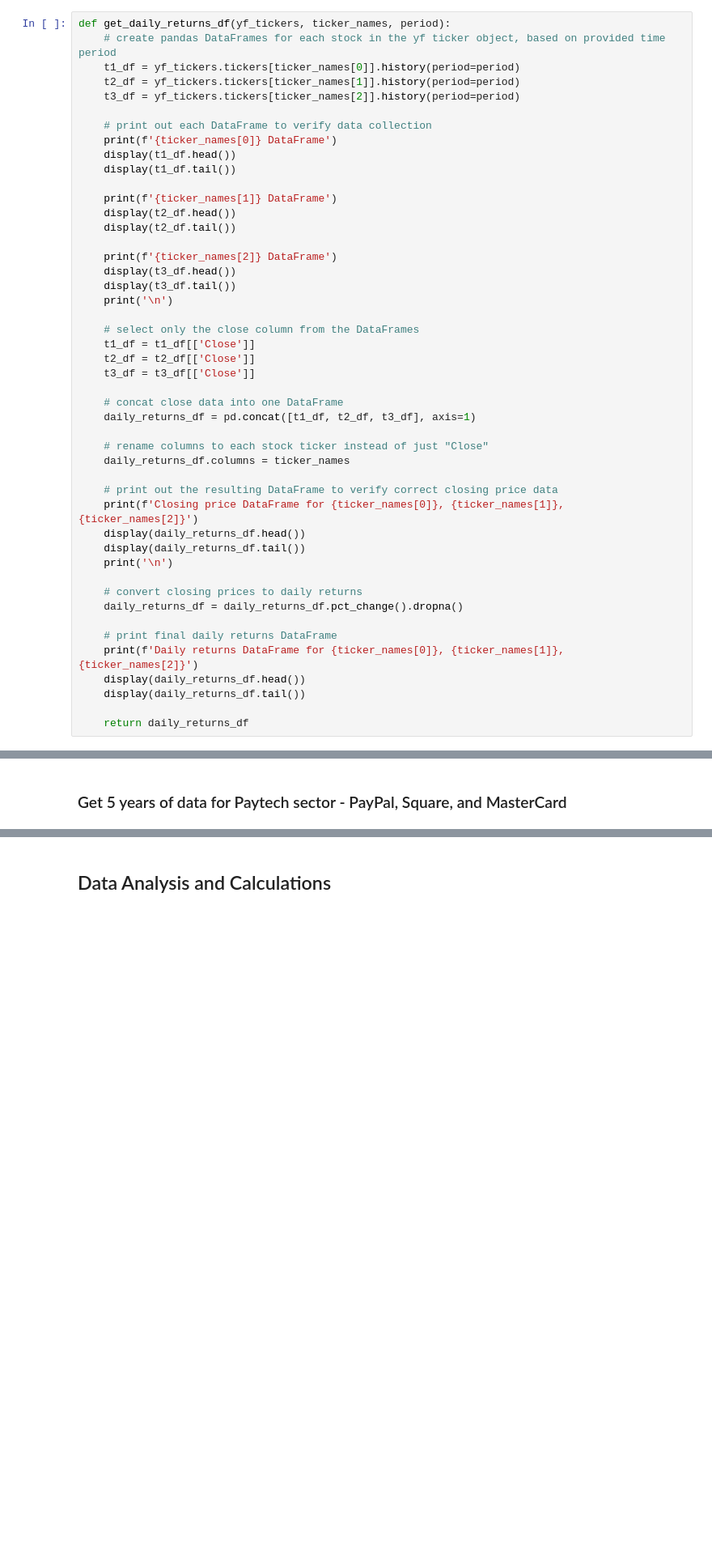
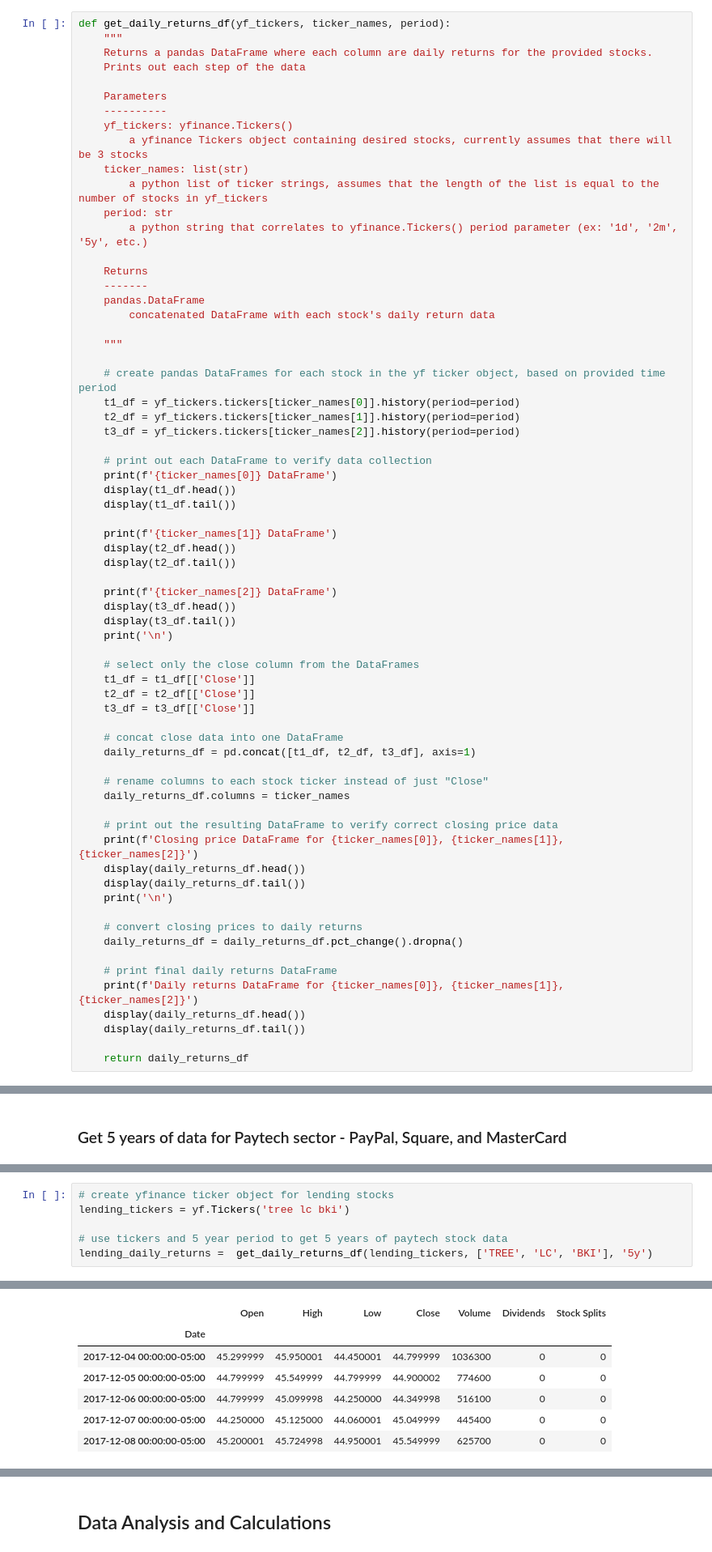
Before and after one commit to fintech-quagga-group/fintech-sector-portfolio-analysis, a Jupyter notebook: fintech-sector-portfolio-analysis.ipynb, the cells around one changed output, grey strips where cells are left out. Shown at 81% size. Saved outputs shown, nothing was run; the diff lists cells and outputs as text; blank space fills up the shorter version.

Commit message:
remove old data code; replace with new function

```diff
--- a/fintech-sector-portfolio-analysis.ipynb
+++ b/fintech-sector-portfolio-analysis.ipynb
@@ -14,5 +16,25 @@ import yfinance as yf
 # %%
 def get_daily_returns_df(yf_tickers, ticker_names, period):
+    """
+    Returns a pandas DataFrame where each column are daily returns for the provided stocks.
+    Prints out each step of the data
+
+    Parameters
+    ----------
+    yf_tickers: yfinance.Tickers()
+        a yfinance Tickers object containing desired stocks, currently assumes that there will be 3 stocks
+    ticker_names: list(str)
+        a python list of ticker strings, assumes that the length of the list is equal to the number of stocks in yf_tickers
+    period: str
+        a python string that correlates to yfinance.Tickers() period parameter (ex: '1d', '2m', '5y', etc.)
+
+    Returns
+    -------
+    pandas.DataFrame
+        concatenated DataFrame with each stock's daily return data
+
+    """
+
     # create pandas DataFrames for each stock in the yf ticker object, based on provided time period
     t1_df = yf_tickers.tickers[ticker_names[0]].history(period=period)
     t2_df = yf_tickers.tickers[ticker_names[1]].history(period=period)
@@ -432,0 +155,7 @@ display(lending_daily_returns.tail())
+# %%
+# create yfinance ticker object for lending stocks
+lending_tickers = yf.Tickers('tree lc bki')
+
+# use tickers and 5 year period to get 5 years of paytech stock data
+lending_daily_returns =  get_daily_returns_df(lending_tickers, ['TREE', 'LC', 'BKI'], '5y')
+# %% [output]
@@ -432,0 +193,7 @@ display(lending_daily_returns.tail())
+|  | Open | High | Low | Close | Volume | Dividends | Stock Splits |
+| Date |  |  |  |  |  |  |  |
+| 2017-12-04 00:00:00-05:00 | 45.299999 | 45.950001 | 44.450001 | 44.799999 | 1036300 | 0 | 0 |
+| 2017-12-05 00:00:00-05:00 | 44.799999 | 45.549999 | 44.799999 | 44.900002 | 774600 | 0 | 0 |
+| 2017-12-06 00:00:00-05:00 | 44.799999 | 45.099998 | 44.250000 | 44.349998 | 516100 | 0 | 0 |
+| 2017-12-07 00:00:00-05:00 | 44.250000 | 45.125000 | 44.060001 | 45.049999 | 445400 | 0 | 0 |
+| 2017-12-08 00:00:00-05:00 | 45.200001 | 45.724998 | 44.950001 | 45.549999 | 625700 | 0 | 0 |
```
Also changed, not shown: parts of 15 cells of this notebook.
